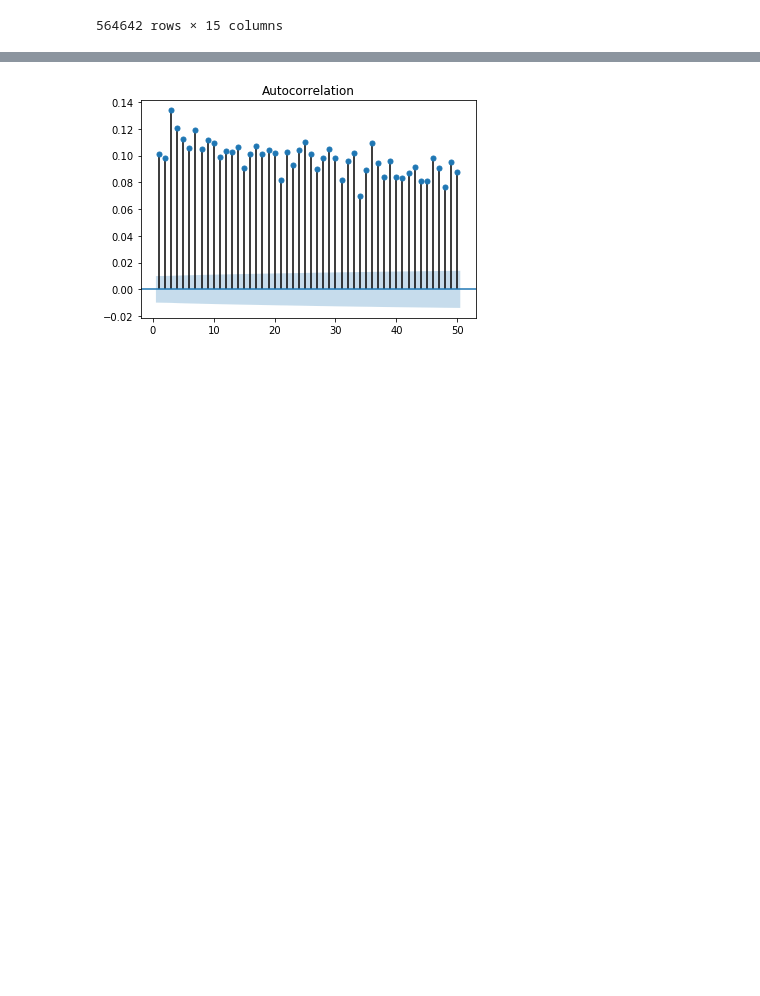
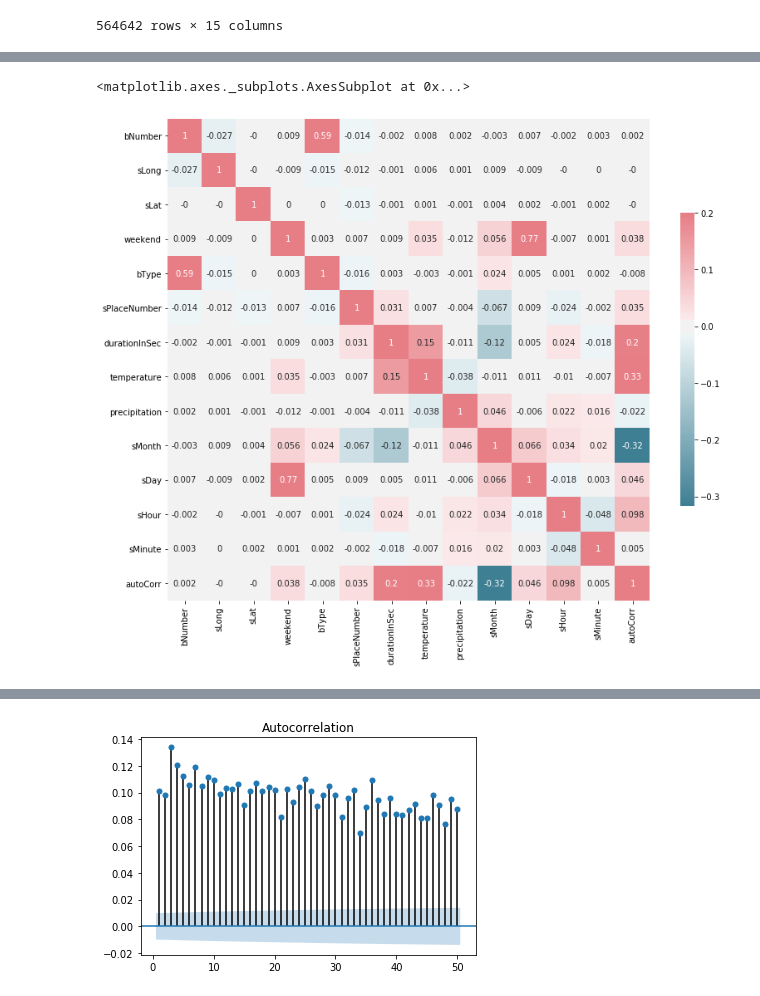
Before and after one commit to Tezzmo/PDS_Project, a Jupyter notebook: notebooks/Lorenz_Prediction.ipynb, the cells around one changed output, grey strips where cells are left out. Cells and saved outputs as stored; diff of their text form; code cells hidden in the pictures; blank space fills up the shorter version.

```diff
--- a/notebooks/Lorenz_Prediction.ipynb
+++ b/notebooks/Lorenz_Prediction.ipynb
@@ -108,3 +110,6 @@ dfTrips
 | 630967 | 11080 | 2019-12-31 12:26:00 | 8.774508 | 50.824840 | False | 15 | 0.0 | 960 | 2.0 | ... |
 | 630968 | 11299 | 2019-12-31 18:37:00 | 8.774459 | 50.824863 | False | 15 | 0.0 | 840 | 0.7 | ... |
 564642 rows × 15 columns
+# %%
+corr = np.round(dfTrips.corr(),3)
+corr
@@ -110,0 +132,8 @@ dfTrips
+# %%
+cmap = sns.diverging_palette(220, 10, as_cmap=True)
+plt.figure(figsize=(13,13))
+sns.heatmap(corr, cmap=cmap, vmax=.2, center=0, annot=True,
+            square=True, cbar_kws={"shrink": .5})
+# %% [output]
+<matplotlib.axes._subplots.AxesSubplot at 0x...>
+[figure, added]
```
Also changed, not shown: parts of 12 cells of this notebook, 1 other file.
